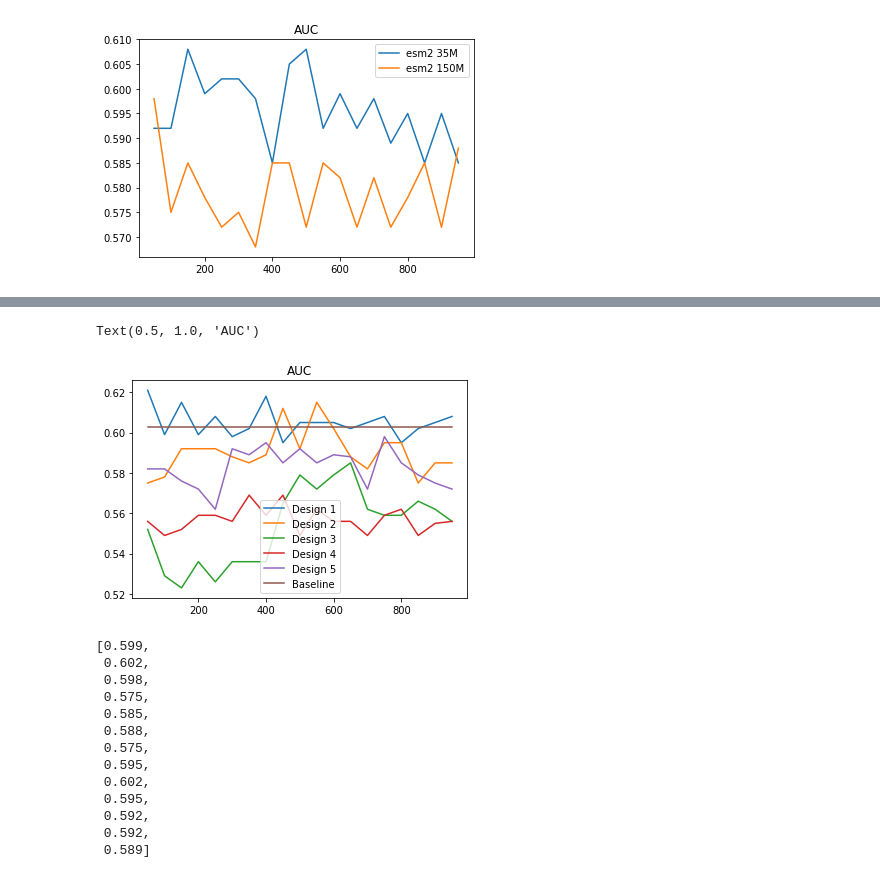
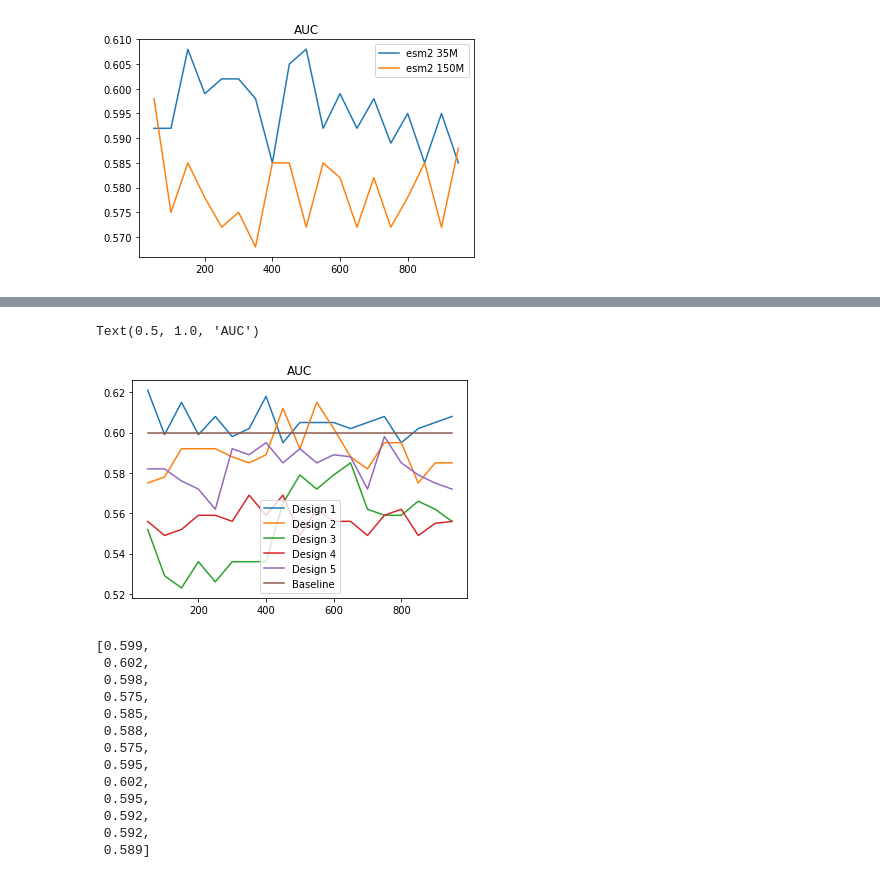
Before and after one commit to xxchenxx/CLEAN, a Jupyter notebook: app/draw.ipynb, the cells around one changed output, grey strips where cells are left out. Cells and saved outputs as stored; diff of their text form; code cells hidden in the pictures.

```diff
--- a/app/draw.ipynb
+++ b/app/draw.ipynb
@@ -244,16 +244,16 @@ Text(0.5, 1.0, 'F1')
 # %%
 plt.plot(range(50, 1000, 50), result_35m_AUCs[-19:], label='Design 1')
 plt.plot(range(50, 1000, 50), result_35m_2_AUCs[-19:], label='Design 2')
 plt.plot(range(50, 1000, 50), result_35m_3_AUCs[-19:], label='Design 3')
 plt.plot(range(50, 1000, 50), result_35m_4_AUCs[-19:], label='Design 4')
 plt.plot(range(50, 1000, 50), result_35m_5_AUCs[-19:], label='Design 5')
-plt.plot(range(50, 1000, 50), [0.603] * 19, label='Baseline')
+plt.plot(range(50, 1000, 50), [0.60] * 19, label='Baseline')
 
 plt.legend()
 plt.title("AUC")
 # %% [output]
 Text(0.5, 1.0, 'AUC')
-[figure, old version]
+[figure, new version]
 # %%
 import matplotlib.pyplot as plt
 with open("nohup.out") as f:
```
Also changed, not shown: parts of 6 cells of this notebook, 12 other files.
